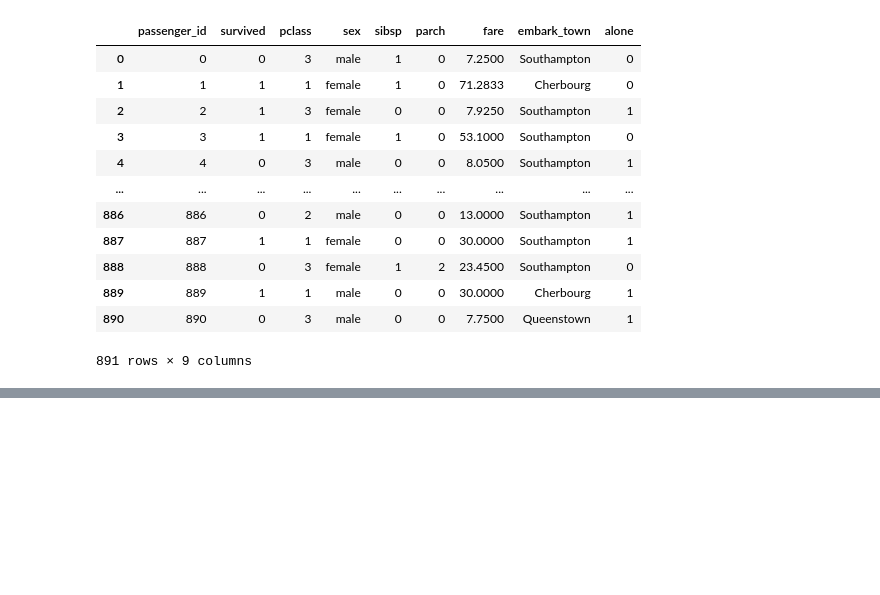
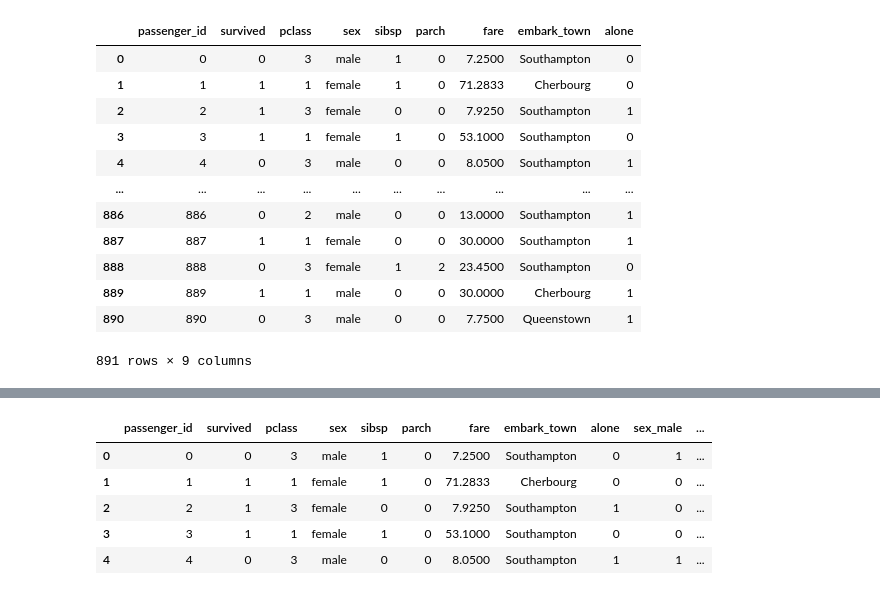
Before and after one commit to ellaxu43/classification-exercises, a Jupyter notebook: Data Preparation.ipynb, the cells around one changed output, grey strips where cells are left out. Cells and saved outputs as stored; diff of their text form; code cells hidden in the pictures; blank space fills up the shorter version.

```diff
--- a/Data Preparation.ipynb
+++ b/Data Preparation.ipynb
@@ -185,0 +284,4 @@ df
+# %%
+print(df.shape)
+df = df.drop_duplicates()
+print(df.shape)
@@ -185,0 +291,4 @@ df
+# %%
+cols_to_drop = ['deck', 'embarked', 'class', 'age']
+df = df.drop(columns=cols_to_drop)
+df.shape
@@ -185,0 +297,3 @@ df
+# %%
+# Run .fillna() on the entire df.
+df['embark_town'] = df.embark_town.fillna(value='Southampton')
@@ -185,0 +305,3 @@ df
+# %%
+dummy_df = pd.get_dummies(df[['sex', 'embark_town']], dummy_na=False, drop_first=[True, True])
+dummy_df
@@ -185,0 +322,11 @@ df
+# %%
+# Concatenate the dummy_df dataframe above with the original df and validate.
+df = pd.concat([df, dummy_df], axis=1)
+df.head()
+# %% [output]
+|  | passenger_id | survived | pclass | sex | sibsp | parch | fare | embark_town | alone | sex_male | ... |
+| 0 | 0 | 0 | 3 | male | 1 | 0 | 7.2500 | Southampton | 0 | 1 | ... |
+| 1 | 1 | 1 | 1 | female | 1 | 0 | 71.2833 | Cherbourg | 0 | 0 | ... |
+| 2 | 2 | 1 | 3 | female | 0 | 0 | 7.9250 | Southampton | 1 | 0 | ... |
+| 3 | 3 | 1 | 1 | female | 1 | 0 | 53.1000 | Southampton | 0 | 0 | ... |
+| 4 | 4 | 0 | 3 | male | 0 | 0 | 8.0500 | Southampton | 1 | 1 | ... |
```
Also changed, not shown: parts of 15 cells of this notebook, 3 other files.
